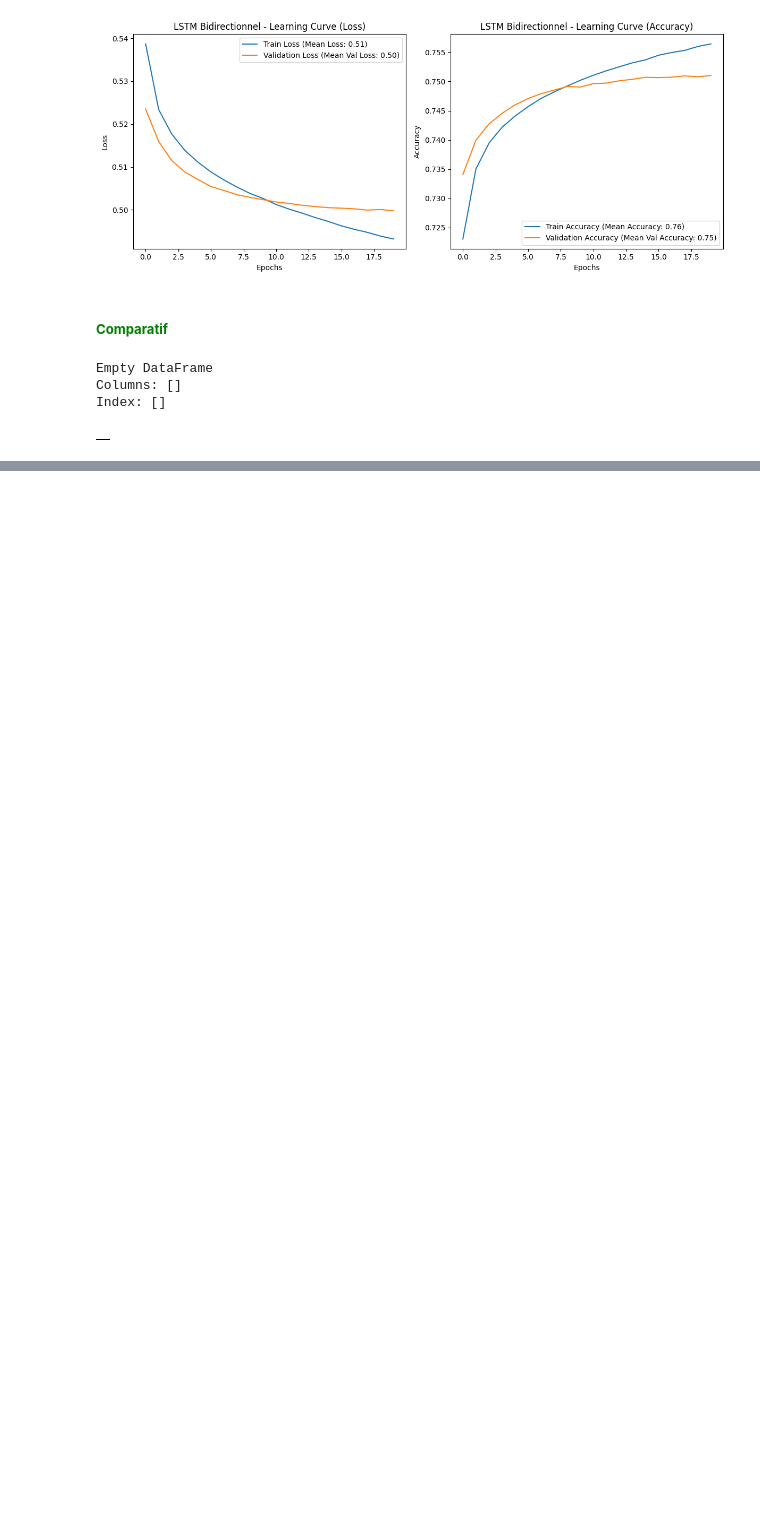
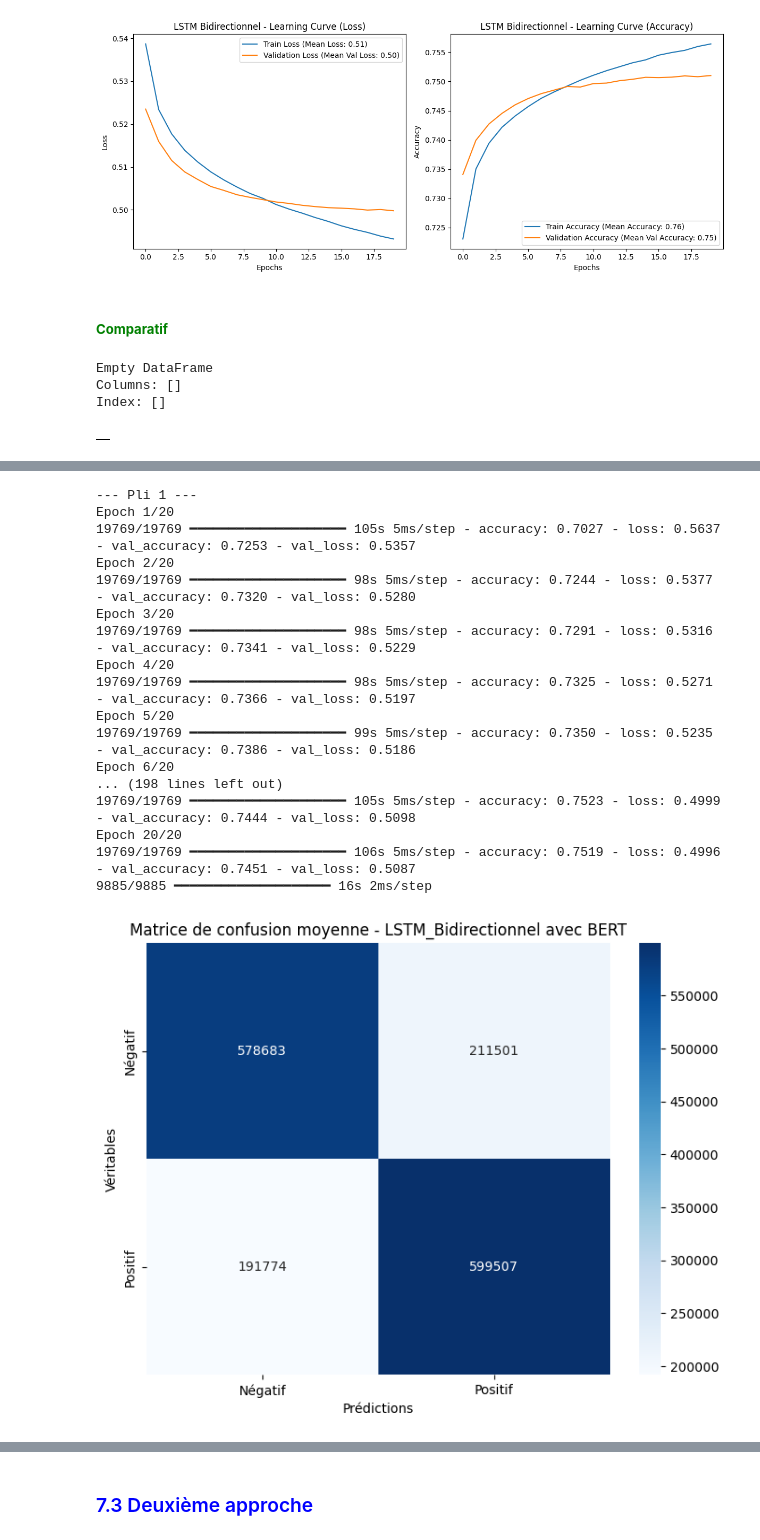
Before and after one commit to SamLouis1980/P7---Analyse-de-Sentiments, a Jupyter notebook: Analyse_de_sentiments_notebook.ipynb, the cells around one changed output, grey strips where cells are left out. Drawn from its saved outputs; the diff is of its cells as text; code cells hidden in the pictures; blank space fills up the shorter version.

```diff
--- a/Analyse_de_sentiments_notebook.ipynb
+++ b/Analyse_de_sentiments_notebook.ipynb
@@ -1470,0 +1642,13 @@ Index: []
+# %%
+# Initialiser le pipeline d'analyse de sentiments avec le modèle RoBERTa
+sentiment_pipeline = pipeline("sentiment-analysis", model="cardiffnlp/twitter-roberta-base-sentiment")
+
+# Appliquer le pipeline sur un échantillon de tweets (par exemple, les 50 premiers)
+sample_texts = df['text_stemmed'].tolist()[:50]
+results = sentiment_pipeline(sample_texts)
+
+# Afficher les résultats pour chaque tweet
+for i, result in enumerate(results):
+    print(f"Texte {i+1}: {sample_texts[i]}")
+    print(f"Sentiment: {result['label']}, Score: {result['score']:.4f}")
+    print("---")
@@ -1470,0 +1721,47 @@ Index: []
+# %%
+# Initialiser la liste globale des scores pour les modèles Keras
+model_scores_keras = []
+
+# Vérifier et transformer les embeddings BERT en 3D si nécessaire
+if len(bert_embeddings.shape) == 2:
+    bert_embeddings = bert_embeddings[:, np.newaxis, :]
+
+# Lancer le run principal pour l'intégration MLflow
+if mlflow.active_run():
+    mlflow.end_run()
+
+# Entraînement du modèle LSTM bidirectionnel avec l'embedding BERT
+with mlflow.start_run(run_name="LSTM_Bidirectionnel_BERT_Full_Dataset", nested=False):
+    train_and_evaluate_keras_model_lstm(
+        model_name="LSTM_Bidirectionnel",
+        embedding_data=bert_embeddings,
+        labels=df['sentiment'].values,
+        embedding_type="BERT",
+        bidirectional=True
+    )
+
+    # Loguer les informations d'embedding et le modèle dans MLflow
+    mlflow.log_param("Embedding", "BERT")
+    mlflow.log_param("Model_Type", "LSTM_Bidirectionnel")
+    mlflow.log_param("Batch_Size", 64)
+    mlflow.log_param("Epochs", 20)
+    mlflow.log_text("Modèle avec embedding BERT et architecture LSTM bidirectionnelle", "description.txt")
+# %% [output]
+--- Pli 1 ---
+Epoch 1/20
+19769/19769 ━━━━━━━━━━━━━━━━━━━━ 105s 5ms/step - accuracy: 0.7027 - loss: 0.5637 - val_accuracy: 0.7253 - val_loss: 0.5357
+Epoch 2/20
+19769/19769 ━━━━━━━━━━━━━━━━━━━━ 98s 5ms/step - accuracy: 0.7244 - loss: 0.5377 - val_accuracy: 0.7320 - val_loss: 0.5280
+Epoch 3/20
+19769/19769 ━━━━━━━━━━━━━━━━━━━━ 98s 5ms/step - accuracy: 0.7291 - loss: 0.5316 - val_accuracy: 0.7341 - val_loss: 0.5229
+Epoch 4/20
+19769/19769 ━━━━━━━━━━━━━━━━━━━━ 98s 5ms/step - accuracy: 0.7325 - loss: 0.5271 - val_accuracy: 0.7366 - val_loss: 0.5197
+Epoch 5/20
+19769/19769 ━━━━━━━━━━━━━━━━━━━━ 99s 5ms/step - accuracy: 0.7350 - loss: 0.5235 - val_accuracy: 0.7386 - val_loss: 0.5186
+Epoch 6/20
+... (198 lines left out)
+19769/19769 ━━━━━━━━━━━━━━━━━━━━ 105s 5ms/step - accuracy: 0.7523 - loss: 0.4999 - val_accuracy: 0.7444 - val_loss: 0.5098
+Epoch 20/20
+19769/19769 ━━━━━━━━━━━━━━━━━━━━ 106s 5ms/step - accuracy: 0.7519 - loss: 0.4996 - val_accuracy: 0.7451 - val_loss: 0.5087
+9885/9885 ━━━━━━━━━━━━━━━━━━━━ 16s 2ms/step
+[figure, added]
@@ -1470,0 +1770,2 @@ Index: []
+# %% [markdown]
+### <font color='blue'>7.3 Deuxième approche</font><a class="anchor" id="partie7.3"></a>
```
Also changed, not shown: parts of 39 cells of this notebook.
